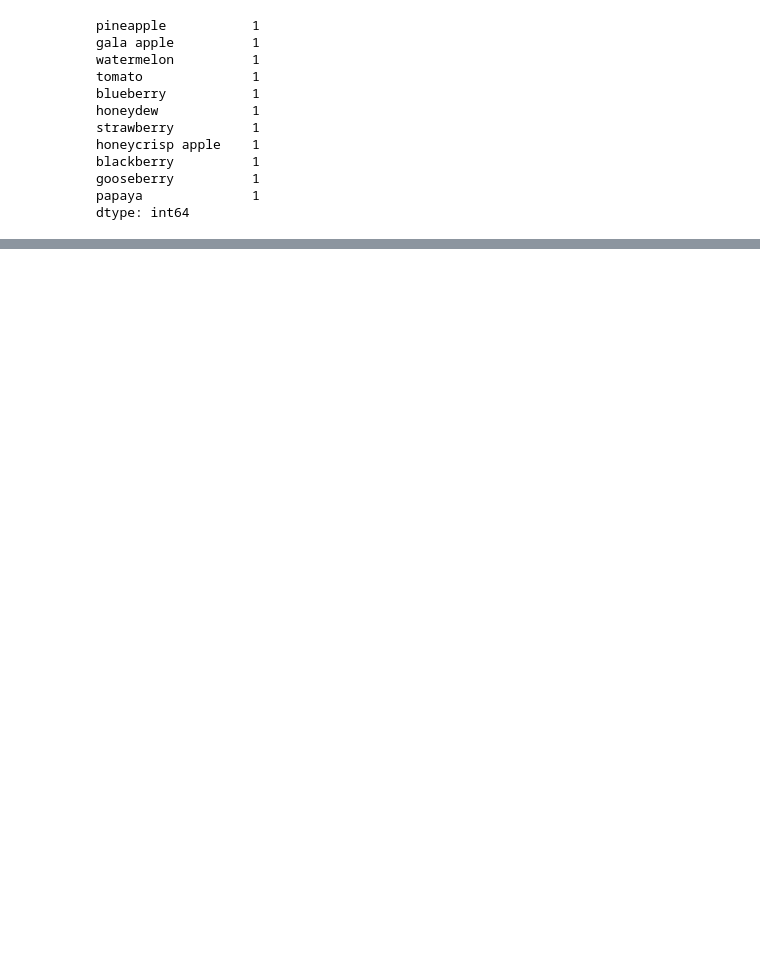
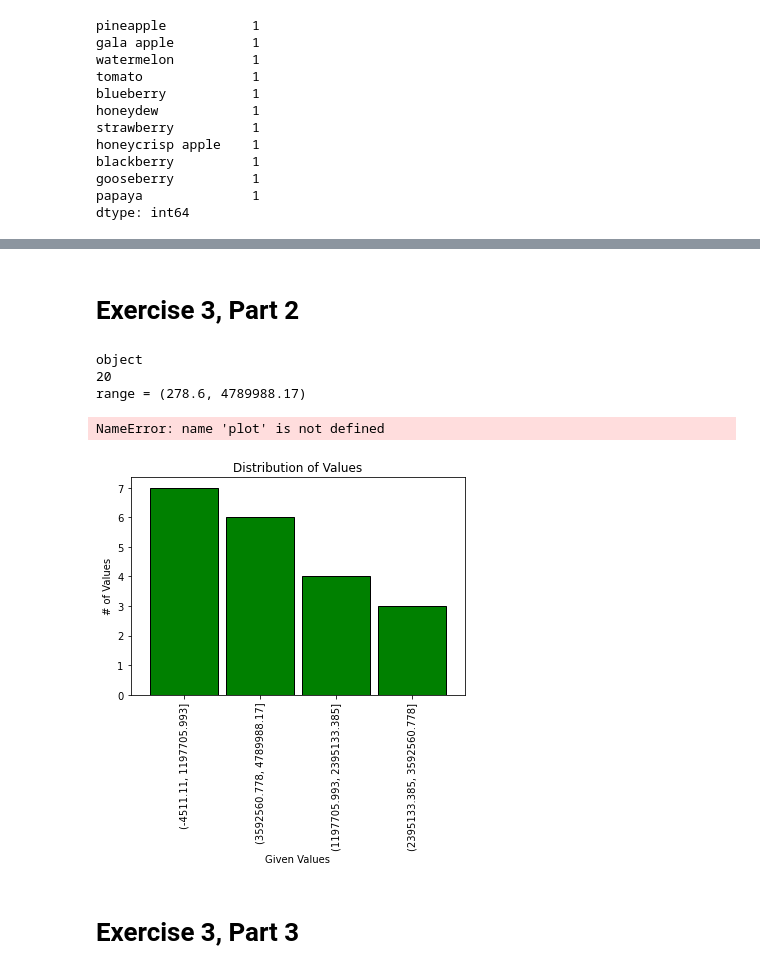
Before and after one commit to Jason-Tellez/numpy-pandas-visualization-exercises, a Jupyter notebook: pandas_series.ipynb, the cells around one changed output, grey strips where cells are left out. Drawn from its saved outputs; the diff is of its cells as text; code cells hidden in the pictures; blank space fills up the shorter version.

Commit message:
Edited Exercise 3

```diff
--- a/pandas_series.ipynb
+++ b/pandas_series.ipynb
@@ -93,0 +151,42 @@ letters[letters.apply([letters.count(letter) for letter in letters])]
+# %% [markdown]
+# Exercise 3, Part 2
+# %%
+numbers = pd.Series(['$796,459.41', '$278.60', '$482,571.67', '$4,503,915.98', '$2,121,418.3', '$1,260,813.3', '$87,231.01', '$1,509,175.45', '$4,138,548.00', '$2,848,913.80', '$594,715.39', '$4,789,988.17', '$4,513,644.5', '$3,191,059.97', '$1,758,712.24', '$4,338,283.54', '$4,738,303.38', '$2,791,759.67', '$769,681.94', '$452,650.23'])
+# %%
+#1. What is the data type of the numbers Series?
+print(numbers.dtype)
+
+#2. How many elements are in the number Series?
+print(numbers.size)
+
+#3. Perform the necessary manipulations by accessing Series attributes and methods to convert the numbers Series to a numeric data type.
+fl_numbers = [float(number.replace('$', '').replace(',', '')) for number in numbers]
+
+#4. Run the code to discover the maximum value from the Series.
+max(fl_numbers)
+#4789988.17
+
+#5. Run the code to discover the minimum value from the Series.
+min(fl_numbers)
+#278.6
+
+#6. What is the range of the values in the Series?
+fl_num = pd.Series(fl_numbers)
+print(f'range = ({min(fl_numbers)}, {max(fl_numbers)})')
+
+#7. Bin the data into 4 equally sized intervals or bins and output how many values fall into each bin.
+
+num_chart = pd.cut(fl_num, 4).value_counts()
+
+#8. Plot the binned data in a meaningful way. Be sure to include a title and axis labels.
+import matplotlib as plt
+num_chart.plot(title='Distribution of Values', kind='bar', color='green', ec='black', width = 0.9).set(xlabel = 'Given Values', ylabel = '# of Values')
+plot.show()
+# %% [output]
+object
+20
+range = (278.6, 4789988.17)
+NameError: name 'plot' is not defined
+[figure, added]
+# %% [markdown]
+# Exercise 3, Part 3
```
Also changed, not shown: parts of 11 cells of this notebook.
